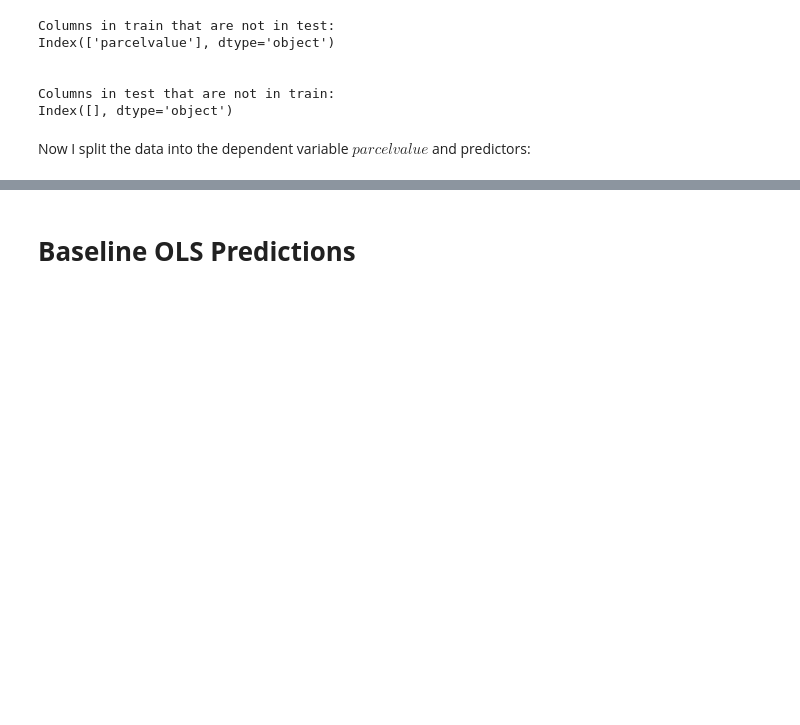
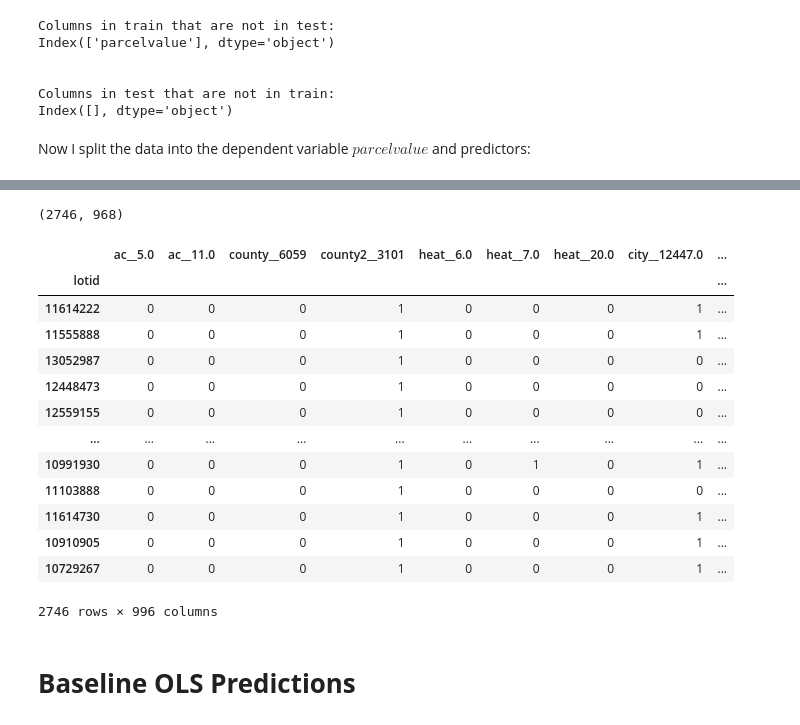
Before and after one commit to MathiasSchindlerCPH/BSE-CML1-repo, a Jupyter notebook: Project1_LinearModels/Mathias_Schindler_linmodels_project.ipynb, the cells around one changed output, grey strips where cells are left out. Saved outputs shown, nothing was run; the diff lists cells and outputs as text; code cells hidden in the pictures; blank space fills up the shorter version.

```diff
--- a/Project1_LinearModels/Mathias_Schindler_linmodels_project.ipynb
+++ b/Project1_LinearModels/Mathias_Schindler_linmodels_project.ipynb
@@ -389,3 +448,35 @@ x.shape
+# %%
+# TEST
+test_poly = test_clean.iloc[:,0:16]
+test_clean_idx = test_clean.index
+test_poly_col_names = poly.get_feature_names(test_poly.columns)
+
+# Fit and transform features
+test_poly = poly.fit_transform(test_poly)
+
+# Add feature names
+test_poly = pd.DataFrame(test_poly, columns = test_poly_col_names, index = test_clean_idx)
+print(test_poly.shape)
+
+# Put training dataset back together
+test_clean = pd.concat([test_clean.iloc[:,16:], test_poly], axis = 1)
+test_clean
+# %% [output]
+(2746, 968)
+|  | ac__5.0 | ac__11.0 | county__6059 | county2__3101 | heat__6.0 | heat__7.0 | heat__20.0 | city__12447.0 | ... |
+| lotid |  |  |  |  |  |  |  |  | ... |
+| 11614222 | 0 | 0 | 0 | 1 | 0 | 0 | 0 | 1 | ... |
+| 11555888 | 0 | 0 | 0 | 1 | 0 | 0 | 0 | 1 | ... |
+| 13052987 | 0 | 0 | 0 | 1 | 0 | 0 | 0 | 0 | ... |
+| 12448473 | 0 | 0 | 0 | 1 | 0 | 0 | 0 | 0 | ... |
+| 12559155 | 0 | 0 | 0 | 1 | 0 | 0 | 0 | 0 | ... |
+| ... | ... | ... | ... | ... | ... | ... | ... | ... | ... |
+| 10991930 | 0 | 0 | 0 | 1 | 0 | 1 | 0 | 1 | ... |
+| 11103888 | 0 | 0 | 0 | 1 | 0 | 0 | 0 | 0 | ... |
+| 11614730 | 0 | 0 | 0 | 1 | 0 | 0 | 0 | 1 | ... |
+| 10910905 | 0 | 0 | 0 | 1 | 0 | 0 | 0 | 1 | ... |
+| 10729267 | 0 | 0 | 0 | 1 | 0 | 0 | 0 | 1 | ... |
+2746 rows × 996 columns
 # %% [markdown]
 # **Baseline OLS Predictions**
 # %% [markdown]
```
Also changed, not shown: parts of 9 cells of this notebook.
